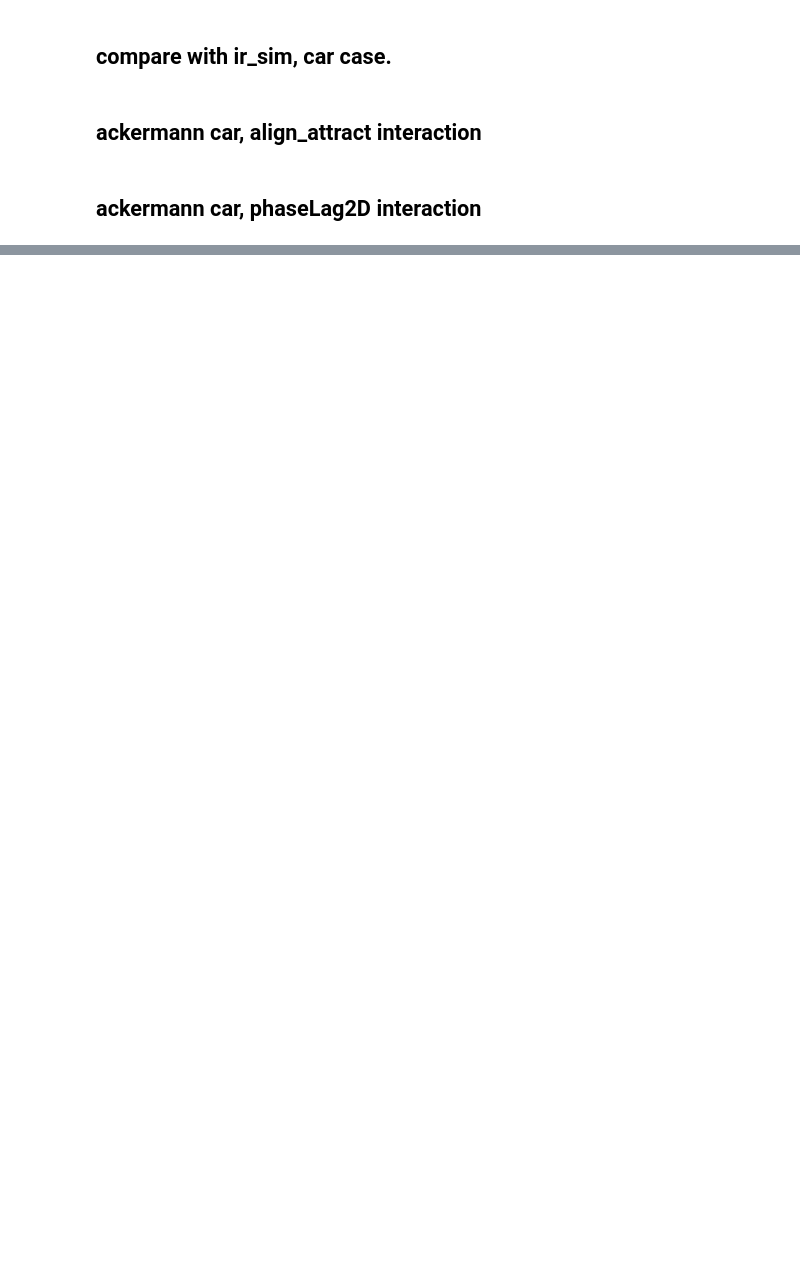
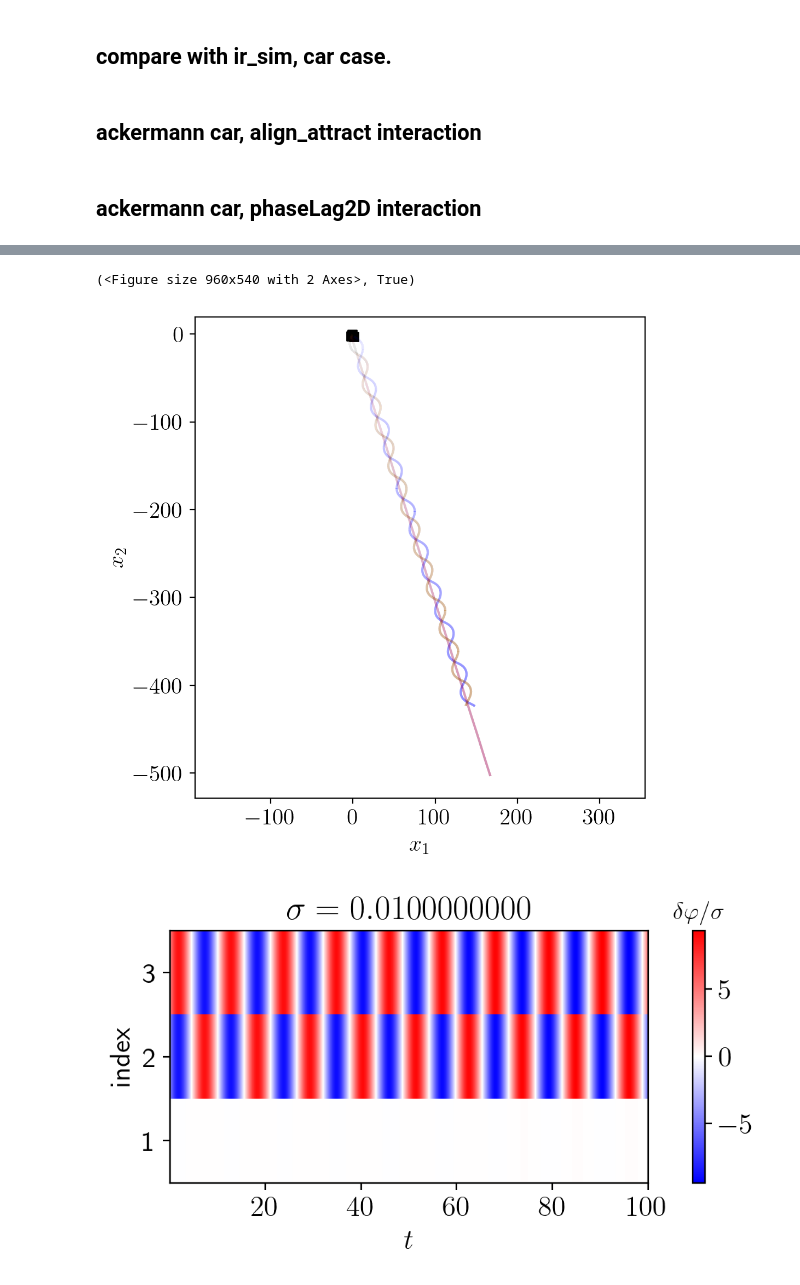
Before and after one commit to pcmagic/ActiveMatter, a Jupyter notebook: collectiveFish/try_ackermann.ipynb, the cells around one changed output, grey strips where cells are left out. Drawn from its saved outputs; the diff is of its cells as text; code cells hidden in the pictures; blank space fills up the shorter version.

```diff
--- a/collectiveFish/try_ackermann.ipynb
+++ b/collectiveFish/try_ackermann.ipynb
@@ -485,0 +543,29 @@ sps.show_fig_fun(prb1, sps.core_avrPhase, figsize=figsize, dpi=dpi,
+# %%
+################################################################################3
+prb1.pick_prepare()
+
+# %matplotlib notebook
+%matplotlib inline
+
+figsize = np.array((16, 9)) * 0.3
+dpi = 200 if 'inline' in matplotlib.get_backend() else 100
+plt_tmin = prb1.t_hist.max() - 1000
+markevery = 0.1
+#
+resampling_fct, interp1d_kind = None, 'linear'
+sps.show_fig_fun(prb1, sps.core_trajectory2D, figsize=None, dpi=dpi,
+                 plt_tmin=plt_tmin, resampling_fct=resampling_fct)
+#
+resampling_fct, interp1d_kind = 1, 'linear'
+sps.show_fig_fun(prb1, sps.core_avrPhaseVelocity, figsize=figsize, dpi=dpi,
+                 plt_tmin=plt_tmin, resampling_fct=resampling_fct, npabs=False,
+                 tavr=None, vmin=None, vmax=None)
+
+cmap = plt.get_cmap('twilight_shifted')
+sps.show_fig_fun(prb1, sps.core_avrPhase, figsize=figsize, dpi=dpi,
+                 plt_tmin=plt_tmin, resampling_fct=resampling_fct, cmap=cmap,
+                 tavr=None, sort_type='normal')
+# %% [output]
+(<Figure size 960x540 with 2 Axes>, True)
+[figure, added]
+[figure, added]
```
Also changed, not shown: parts of 5 cells of this notebook, 16 other files.
